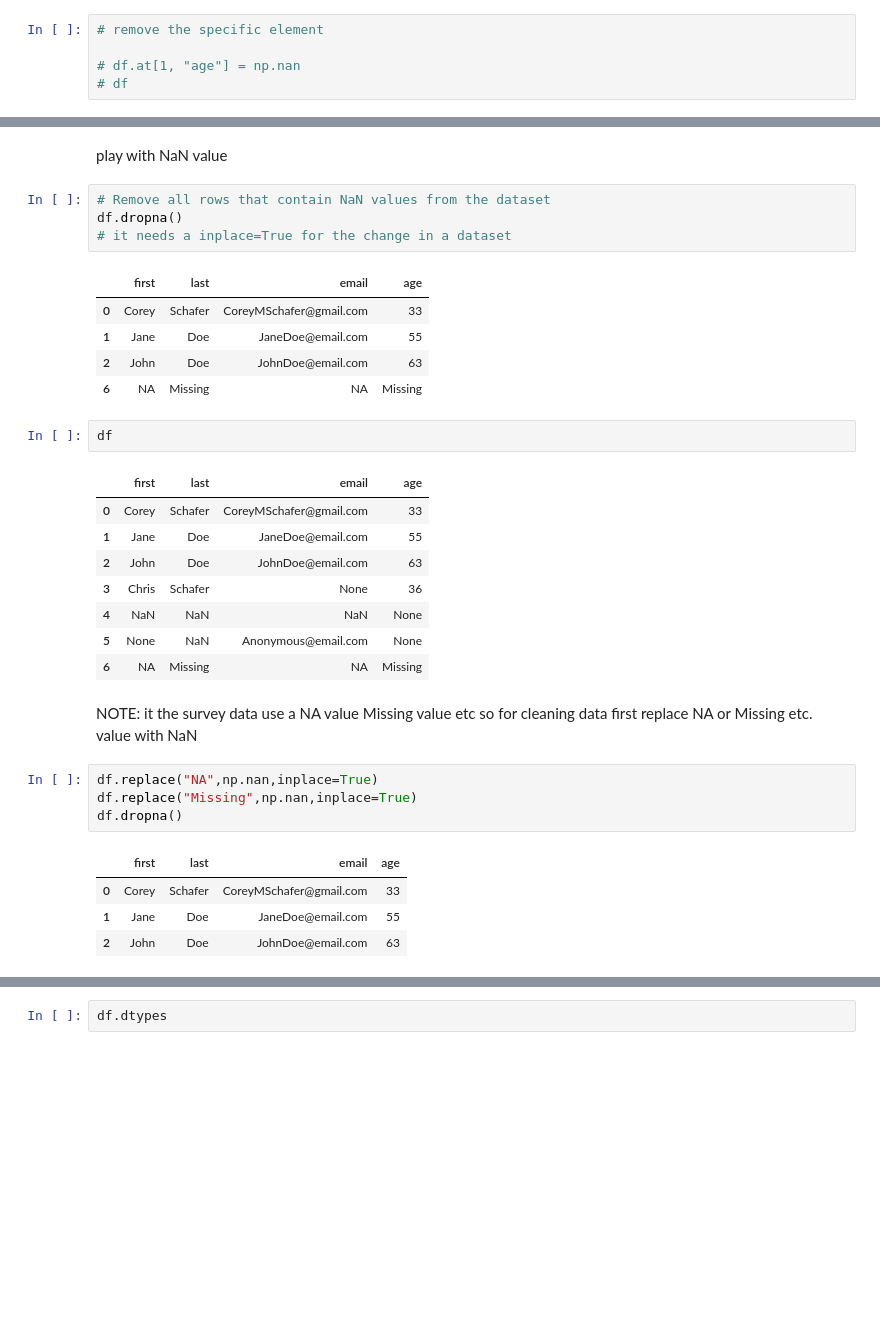
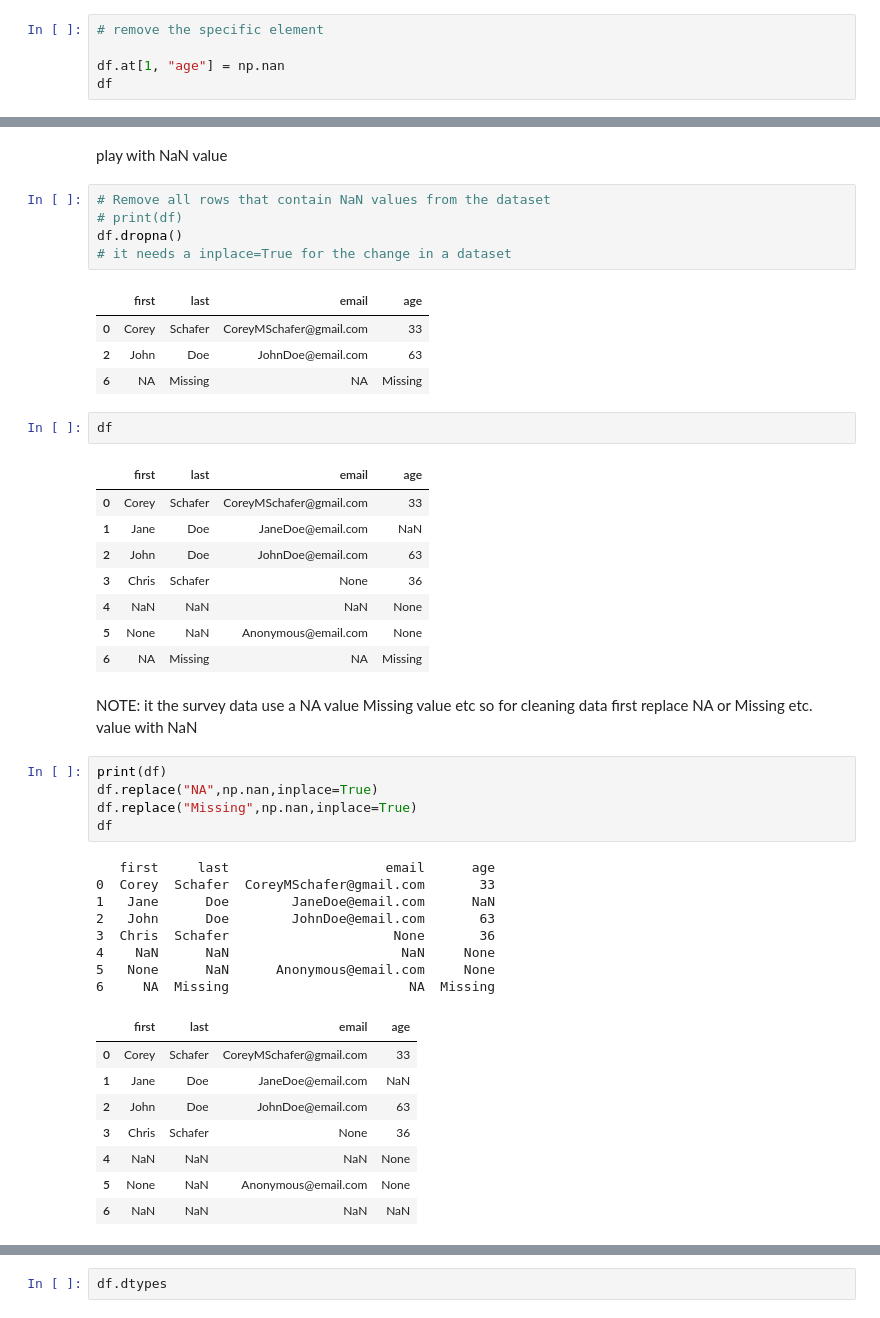
Before and after one commit to yashjain15357/python-language, a Jupyter notebook: panda/clean_data.ipynb, the cells around one changed output, grey strips where cells are left out. Saved outputs shown, nothing was run; the diff lists cells and outputs as text; blank space fills up the shorter version.

```diff
--- a/panda/clean_data.ipynb
+++ b/panda/clean_data.ipynb
@@ -35,5 +35,5 @@ remove the rows
 # %%
 # remove the specific element
 
-# df.at[1, "age"] = np.nan
-# df
+df.at[1, "age"] = np.nan
+df
@@ -41,12 +50,12 @@ remove the rows
 play with NaN value
 # %%
 # Remove all rows that contain NaN values from the dataset
+# print(df)
 df.dropna()
 # it needs a inplace=True for the change in a dataset
 # %% [output]
 |  | first | last | email | age |
 | 0 | Corey | Schafer | CoreyMSchafer@gmail.com | 33 |
-| 1 | Jane | Doe | JaneDoe@email.com | 55 |
 | 2 | John | Doe | JohnDoe@email.com | 63 |
 | 6 | NA | Missing | NA | Missing |
 # %%
@@ -54,7 +63,7 @@ df
 # %% [output]
 |  | first | last | email | age |
 | 0 | Corey | Schafer | CoreyMSchafer@gmail.com | 33 |
-| 1 | Jane | Doe | JaneDoe@email.com | 55 |
+| 1 | Jane | Doe | JaneDoe@email.com | NaN |
 | 2 | John | Doe | JohnDoe@email.com | 63 |
 | 3 | Chris | Schafer | None | 36 |
 | 4 | NaN | NaN | NaN | None |
@@ -63,14 +72,27 @@ df
 # %% [markdown]
 NOTE: it the survey data use a NA value Missing value etc so for cleaning data first replace NA or Missing etc. value with NaN
 # %%
+print(df)
 df.replace("NA",np.nan,inplace=True)
 df.replace("Missing",np.nan,inplace=True)
-df.dropna()
+df
 # %% [output]
+   first     last                    email      age
+0  Corey  Schafer  CoreyMSchafer@gmail.com       33
+1   Jane      Doe        JaneDoe@email.com      NaN
+2   John      Doe        JohnDoe@email.com       63
+3  Chris  Schafer                     None       36
+4    NaN      NaN                      NaN     None
+5   None      NaN      Anonymous@email.com     None
+6     NA  Missing                       NA  Missing
 |  | first | last | email | age |
 | 0 | Corey | Schafer | CoreyMSchafer@gmail.com | 33 |
-| 1 | Jane | Doe | JaneDoe@email.com | 55 |
+| 1 | Jane | Doe | JaneDoe@email.com | NaN |
 | 2 | John | Doe | JohnDoe@email.com | 63 |
+| 3 | Chris | Schafer | None | 36 |
+| 4 | NaN | NaN | NaN | None |
+| 5 | None | NaN | Anonymous@email.com | None |
+| 6 | NaN | NaN | NaN | NaN |
 # %%
 # it return a tabel in boolean for
 # it replace the NaN vale with the True and non-NaN value with False
```
Also changed, not shown: parts of 14 cells of this notebook, 10 other files.
